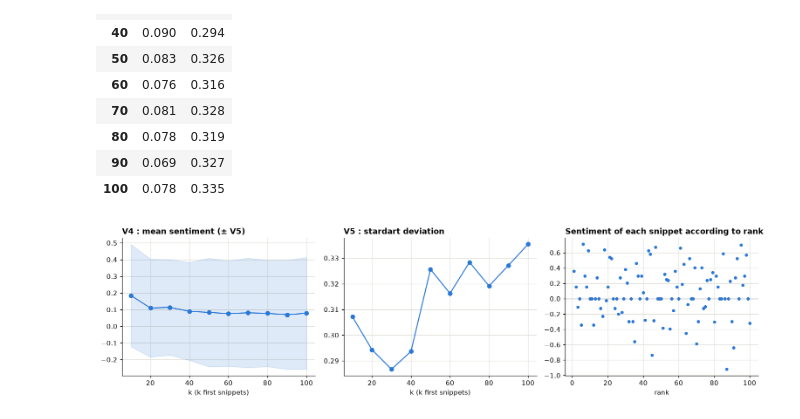
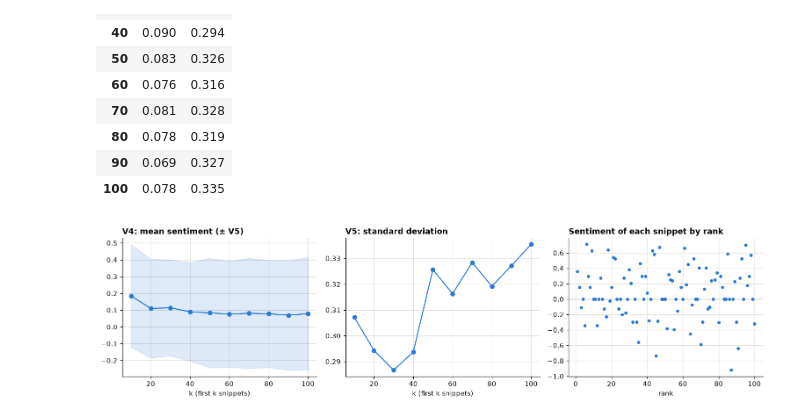
Before and after one commit to jarvis394/nlp-project, a Jupyter notebook: notebooks/main.ipynb, the cells around one changed output. Drawn from its saved outputs; the diff is of its cells as text; code cells hidden in the pictures.

```diff
--- a/notebooks/main.ipynb
+++ b/notebooks/main.ipynb
@@ -24,7 +24,7 @@ plt.rcParams.update(
         "axes.grid": True,
         "axes.axisbelow": True,
         "axes.titlelocation": "left",
-        "axes.titleweight": "semibold",
+        "axes.titleweight": "bold",
         "grid.color": "#e1e0d9",
     }
 )
@@ -230,10 +227,15 @@ fz.round(2)
 | 100 | 0 | 42.63 | 3.99 |
 # %%
 fig, axes = plt.subplots(1, 3, figsize=(14, 3.8))
-for ax, col, ttl in zip(axes, ["V1", "V2", "V3"],
-        ["V1 : identical pairs (score = 100)", "V2 : mean score", "V3 : standart deviation"]):
-    ax.plot(fz.index, fz[col], marker="o", color="#2a78d6")
-    ax.set_title(ttl); ax.set_xlabel("k (k first snippets)")
+titles = {
+    "V1": "V1: identical pairs (score = 100)",
+    "V2": "V2: mean score",
+    "V3": "V3: standard deviation",
+}
+for ax, (col, title) in zip(axes, titles.items(), strict=True):
+    ax.plot(fz.index, fz[col], marker="o", color=BLUE)
+    ax.set_title(title)
+    ax.set_xlabel("k (first k snippets)")
 fig.tight_layout()
 # %% [output]
 [figure]
@@ -242,12 +244,11 @@ fig.tight_layout()
 # %%
-import matplotlib.pyplot as plt
-import numpy as np
-import pandas as pd
 from vaderSentiment.vaderSentiment import SentimentIntensityAnalyzer
 
 vader = SentimentIntensityAnalyzer()
 d = df.sort_values("rank").reset_index(drop=True)
-d["compound"] = d.snippet.astype(str).map(lambda s: vader.polarity_scores(s)["compound"])
+d["compound"] = d.snippet.astype(str).map(
+    lambda s: vader.polarity_scores(s)["compound"]
+)
 
 
 def sentiment_stats(scores, step=10):
@@ -275,17 +276,19 @@ sent.round(3)
 | 100 | 0.078 | 0.335 |
 # %%
 fig, axes = plt.subplots(1, 3, figsize=(14, 3.8))
-axes[0].plot(sent.index, sent.V4, marker="o", color="#2a78d6")
-axes[0].fill_between(sent.index, sent.V4 - sent.V5, sent.V4 + sent.V5, alpha=0.15, color="#2a78d6")
-axes[0].set_title("V4 : mean sentiment (± V5)")
-axes[1].plot(sent.index, sent.V5, marker="o", color="#2a78d6")
-axes[1].set_title("V5 : stardart deviation")
-axes[2].scatter(d["rank"], d.compound, s=14, color="#2a78d6")
+axes[0].plot(sent.index, sent.V4, marker="o", color=BLUE)
+axes[0].fill_between(
+    sent.index, sent.V4 - sent.V5, sent.V4 + sent.V5, alpha=0.15, color=BLUE
+)
+axes[0].set_title("V4: mean sentiment (± V5)")
+axes[1].plot(sent.index, sent.V5, marker="o", color=BLUE)
+axes[1].set_title("V5: standard deviation")
+axes[2].scatter(d["rank"], d.compound, s=14, color=BLUE)
 axes[2].axhline(0, color="grey", lw=0.8)
-axes[2].set_title("Sentiment of each snippet according to rank")
+axes[2].set_title("Sentiment of each snippet by rank")
 for ax in axes[:2]:
-    ax.set_xlabel("k (k first snippets)")
+    ax.set_xlabel("k (first k snippets)")
 axes[2].set_xlabel("rank")
 fig.tight_layout()
 # %% [output]
-[figure, old version]
+[figure, new version]
```
Also changed, not shown: parts of 9 cells of this notebook, 4 other files.
